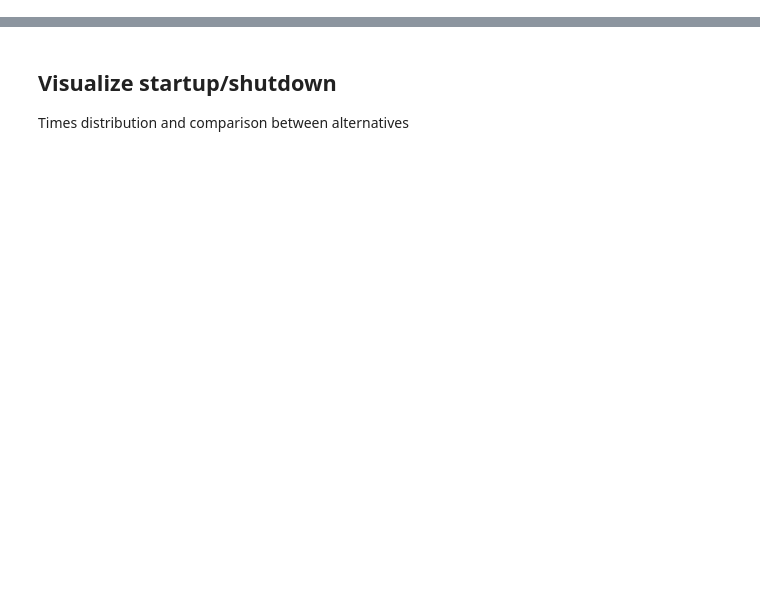
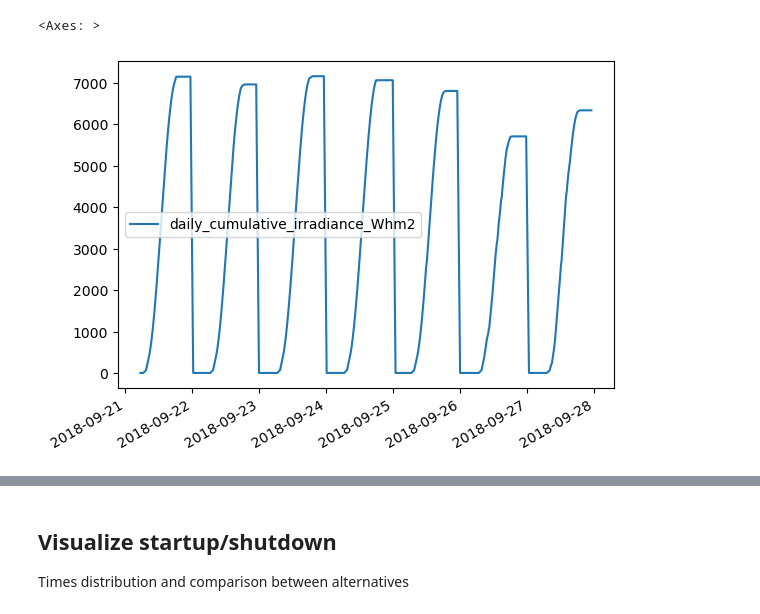
Before and after one commit to juan11iguel/SolarMED, a Jupyter notebook: optimization/notebooks/results_viz.ipynb, the cells around one changed output, grey strips where cells are left out. Saved outputs shown, nothing was run; the diff lists cells and outputs as text; code cells hidden in the pictures; blank space fills up the shorter version.

```diff
--- a/optimization/notebooks/results_viz.ipynb
+++ b/optimization/notebooks/results_viz.ipynb
@@ -62 +82,27 @@ for sim_df in sim_dfs:
+# %%
+df = sim_dfs_[0][["I"]].copy()
+
+# 1) Compute time difference between samples (in seconds)
+df["dt_s"] = df.index.to_series().diff().dt.total_seconds()
+
+# Replace the first NaN with zero (or you may drop it instead)
+df["dt_s"] = df["dt_s"].fillna(0)
+
+# 2) Compute energy per area for each interval (J/m²)
+df["E_Jm2"] = df["I"] * df["dt_s"]
+
+# 3) Daily cumulative irradiance (J/m²)
+df["daily_cumulative_irradiance_Jm2"] = (
+    df.groupby(df.index.date)["E_Jm2"].cumsum()
+)
+
+# 4) Optional: convert to Wh/m²
+df["daily_cumulative_irradiance_Whm2"] = (
+    df["daily_cumulative_irradiance_Jm2"] / 3600
+)
+
+df[["daily_cumulative_irradiance_Whm2"]].plot()
+# %% [output]
+<Axes: >
+[figure, added]
 # %%
```
Also changed, not shown: parts of 14 cells of this notebook, 12 other files.
